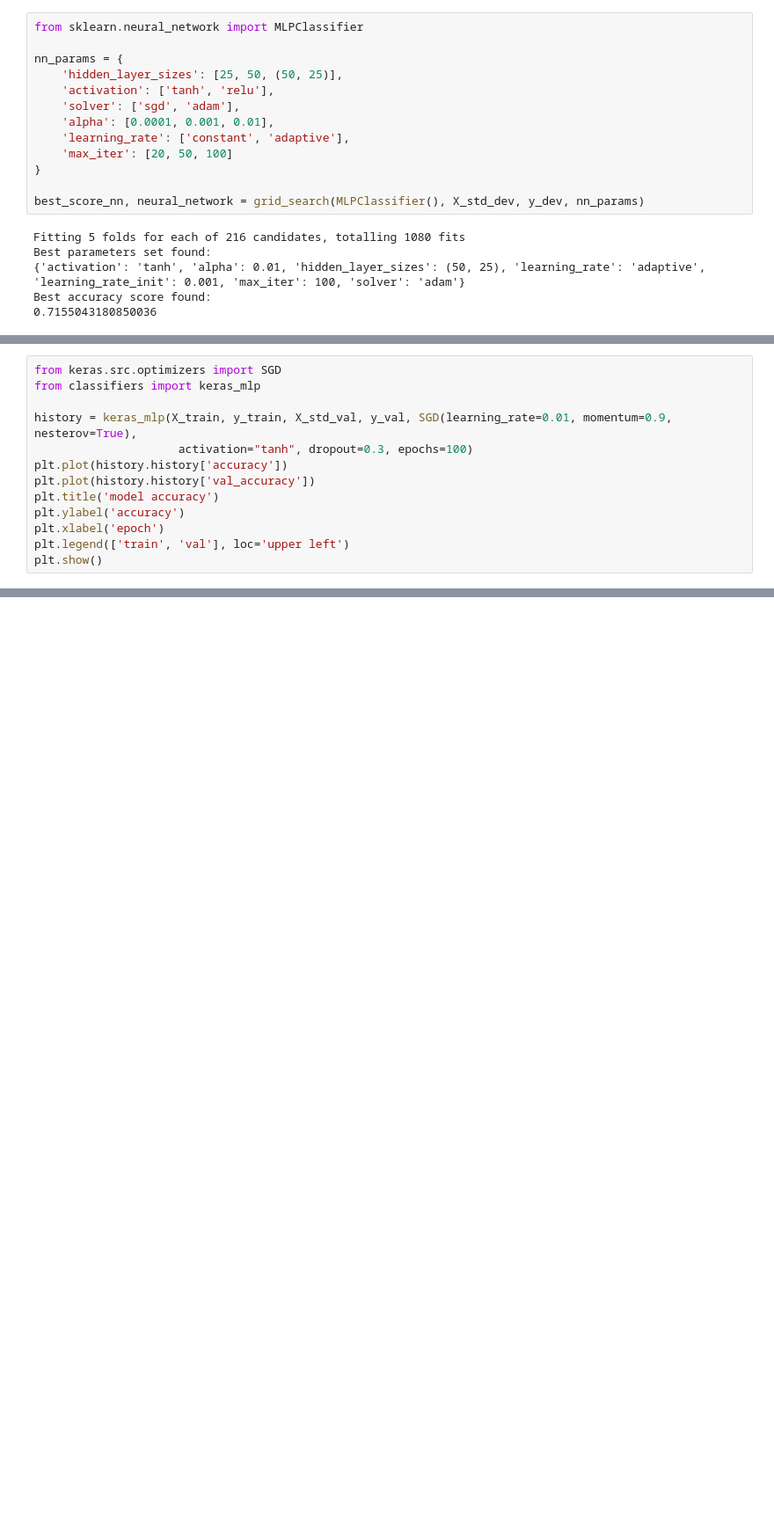
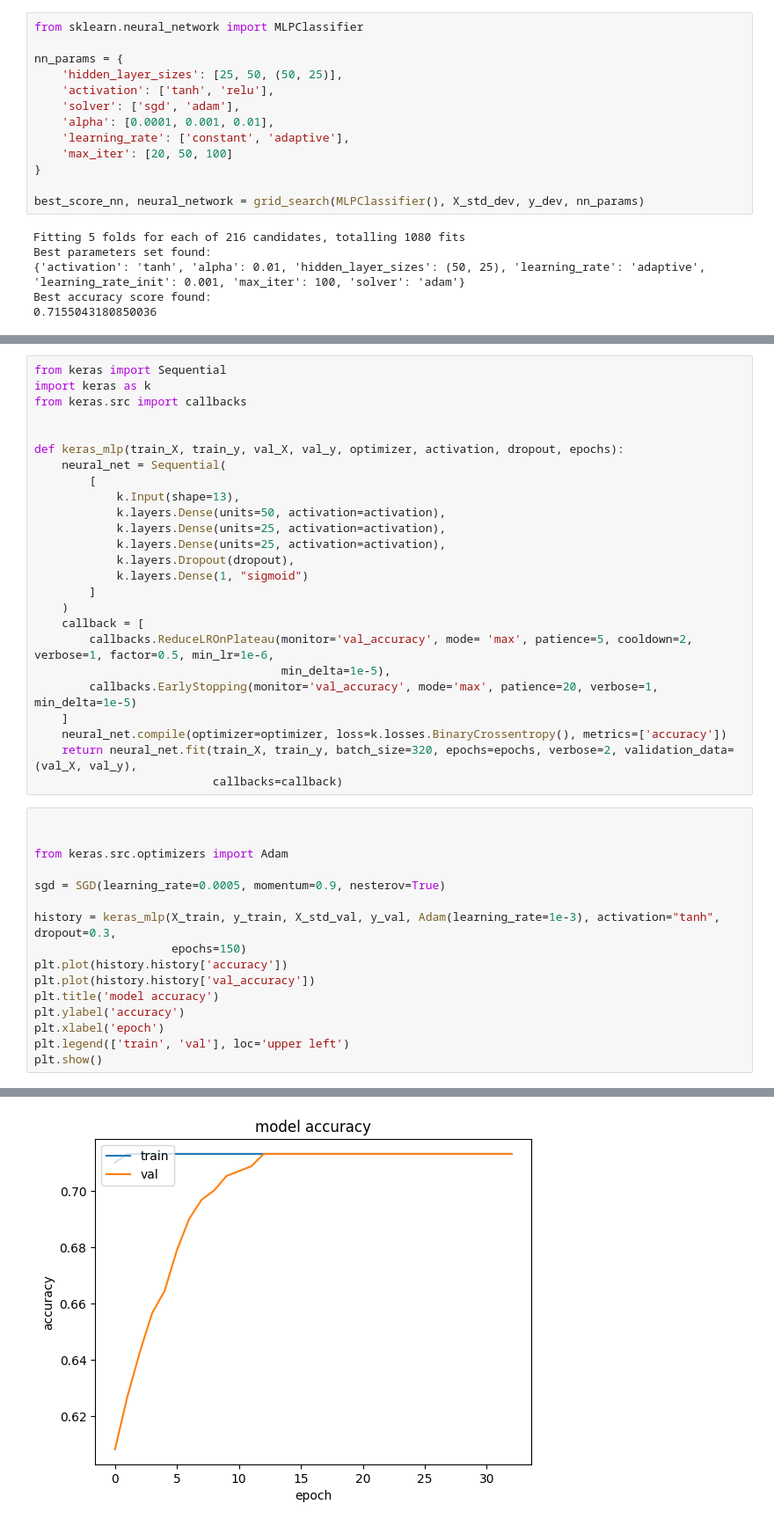
Before and after one commit to Alexthw46/DataMiningProject, a Jupyter notebook: TASK_3/predictive_analysis.ipynb, the cells around one changed output, grey strips where cells are left out. Shown at 88% size. Saved outputs shown, nothing was run; the diff lists cells and outputs as text; blank space fills up the shorter version.

Commit message:
adam testing

```diff
--- a/TASK_3/predictive_analysis.ipynb
+++ b/TASK_3/predictive_analysis.ipynb
@@ -240,9 +243,37 @@ Best accuracy score found:
+# %%
+from keras import Sequential
+import keras as k
+from keras.src import callbacks
+
+
+def keras_mlp(train_X, train_y, val_X, val_y, optimizer, activation, dropout, epochs):
+    neural_net = Sequential(
+        [
+            k.Input(shape=13),
+            k.layers.Dense(units=50, activation=activation),
+            k.layers.Dense(units=25, activation=activation),
+            k.layers.Dense(units=25, activation=activation),
+            k.layers.Dropout(dropout),
+            k.layers.Dense(1, "sigmoid")
+        ]
+    )
+    callback = [
+        callbacks.ReduceLROnPlateau(monitor='val_accuracy', mode= 'max', patience=5, cooldown=2, verbose=1, factor=0.5, min_lr=1e-6,
+                                    min_delta=1e-5),
+        callbacks.EarlyStopping(monitor='val_accuracy', mode='max', patience=20, verbose=1, min_delta=1e-5)
+    ]
+    neural_net.compile(optimizer=optimizer, loss=k.losses.BinaryCrossentropy(), metrics=['accuracy'])
+    return neural_net.fit(train_X, train_y, batch_size=320, epochs=epochs, verbose=2, validation_data=(val_X, val_y),
+                          callbacks=callback)
 # %%
-from keras.src.optimizers import SGD
-from classifiers import keras_mlp
 
-history = keras_mlp(X_train, y_train, X_std_val, y_val, SGD(learning_rate=0.01, momentum=0.9, nesterov=True),
-                     activation="tanh", dropout=0.3, epochs=100)
+
+from keras.src.optimizers import Adam
+
+sgd = SGD(learning_rate=0.0005, momentum=0.9, nesterov=True)
+
+history = keras_mlp(X_train, y_train, X_std_val, y_val, Adam(learning_rate=1e-3), activation="tanh", dropout=0.3,
+                    epochs=150)
 plt.plot(history.history['accuracy'])
 plt.plot(history.history['val_accuracy'])
 plt.title('model accuracy')
@@ -271,0 +302 @@ Epoch 8/100
+[figure, added]
```
Also changed, not shown: parts of 4 cells of this notebook, 2 other files.
